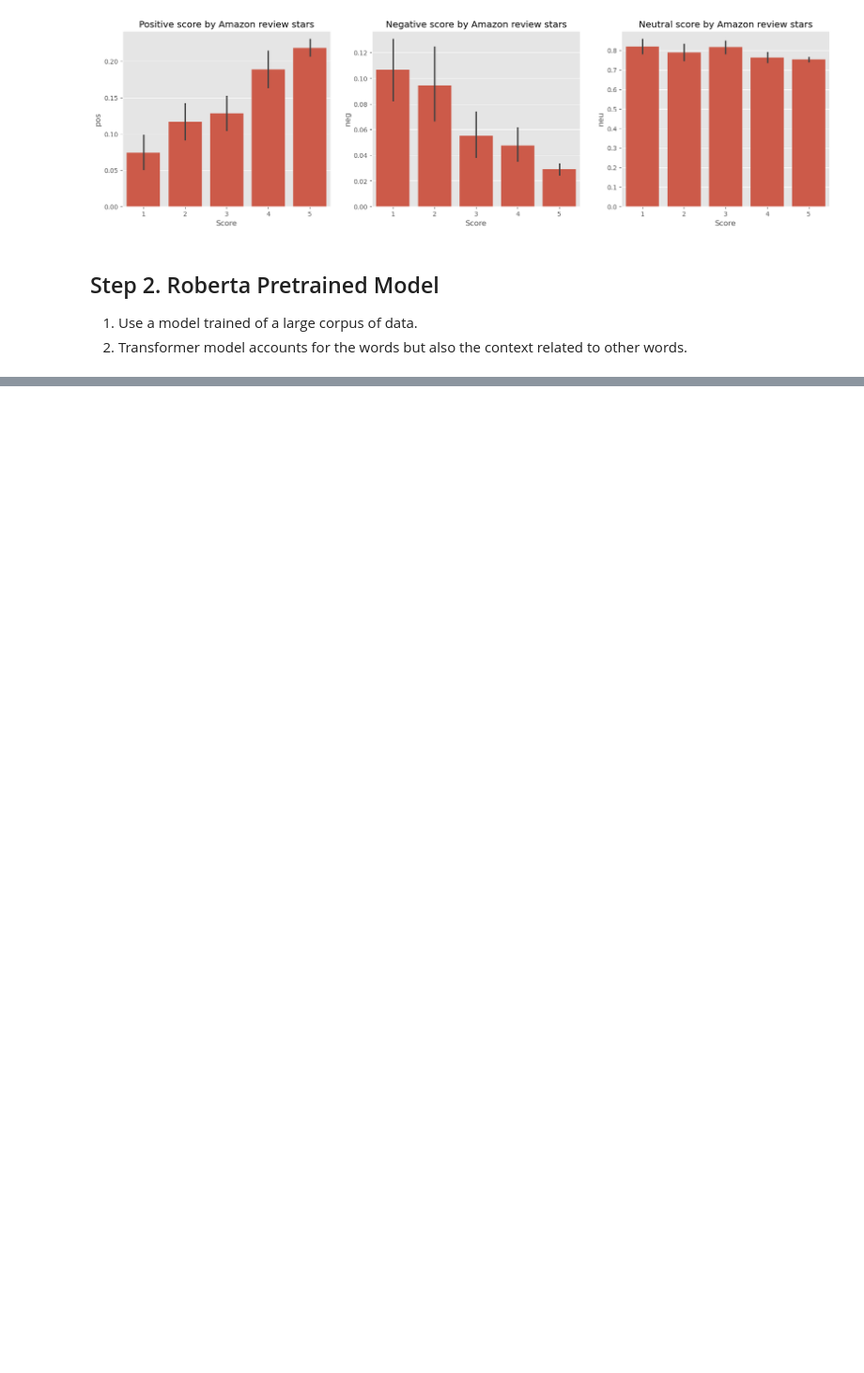
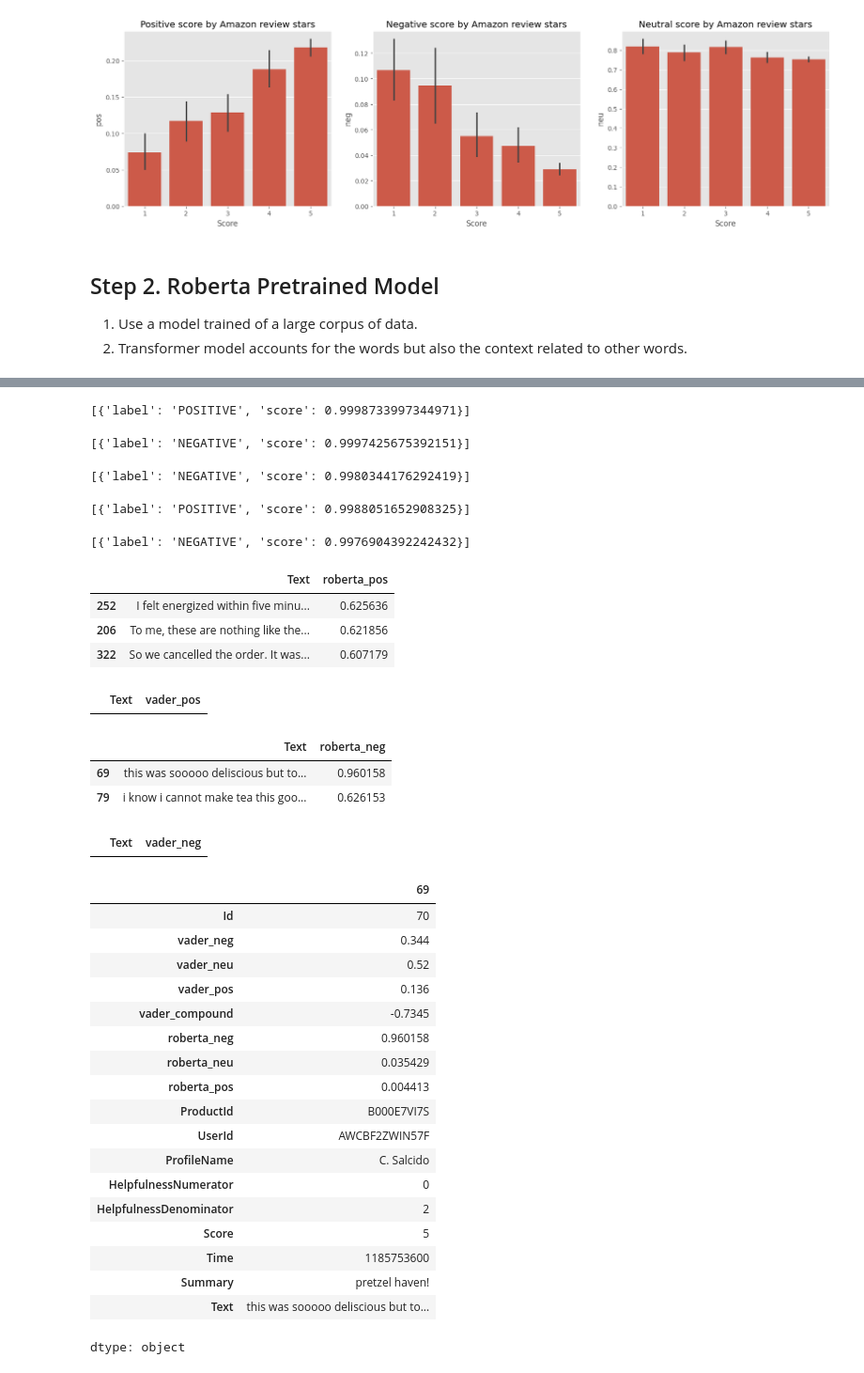
Before and after one commit to hegde-shashi/Sentiment_Aanalysis, a Jupyter notebook: sentiment_analysis.ipynb, the cells around one changed output, grey strips where cells are left out. Shown at 94% size. Saved outputs shown, nothing was run; the diff lists cells and outputs as text; code cells hidden in the pictures; blank space fills up the shorter version.

```diff
--- a/sentiment_analysis.ipynb
+++ b/sentiment_analysis.ipynb
@@ -283,0 +425,63 @@ KeyboardInterrupt:
+# %%
+senti_pipeline("I am so happy!")
+# %% [output]
+[{'label': 'POSITIVE', 'score': 0.9998733997344971}]
+# %%
+senti_pipeline("This is the worst thing ever")
+# %% [output]
+[{'label': 'NEGATIVE', 'score': 0.9997425675392151}]
+# %%
+senti_pipeline("this was sooooo deliscious but too bad i ate em too fast and gained 2 pds! my fault")
+# %% [output]
+[{'label': 'NEGATIVE', 'score': 0.9980344176292419}]
+# %%
+senti_pipeline("So we cancelled the order.  It was cancelled without any problem.  That is a positive note...")
+# %% [output]
+[{'label': 'POSITIVE', 'score': 0.9988051652908325}]
+# %%
+senti_pipeline("I felt energized within five minutes, but it lasted for about 45 minutes. I paid $3.99 for this drink. I could have just drunk a cup of coffee and saved my money.")
+# %% [output]
+[{'label': 'NEGATIVE', 'score': 0.9976904392242432}]
+# %%
+results_df.query("Score == 1 and roberta_pos > 0.5").sort_values("roberta_pos", ascending=False)[["Text", "roberta_pos"]]
+# %% [output]
+|  | Text | roberta_pos |
+| 252 | I felt energized within five minu... | 0.625636 |
+| 206 | To me, these are nothing like the... | 0.621856 |
+| 322 | So we cancelled the order. It was... | 0.607179 |
+# %%
+results_df.query("Score == 1 and vader_pos > 0.5").sort_values("vader_pos", ascending=False)[["Text", "vader_pos"]]
+# %% [output]
+|  | Text | vader_pos |
+# %%
+results_df.query("Score == 5 and roberta_neg > 0.5").sort_values("roberta_neg", ascending=False)[["Text", "roberta_neg"]]
+# %% [output]
+|  | Text | roberta_neg |
+| 69 | this was sooooo deliscious but to... | 0.960158 |
+| 79 | i know i cannot make tea this goo... | 0.626153 |
+# %%
+results_df.query("Score == 5 and vader_neg > 0.5").sort_values("vader_neg", ascending=False)[["Text", "vader_neg"]]
+# %% [output]
+|  | Text | vader_neg |
+# %%
+results_df.iloc[69]
+# %% [output]
+|  | 69 |
+| Id | 70 |
+| vader_neg | 0.344 |
+| vader_neu | 0.52 |
+| vader_pos | 0.136 |
+| vader_compound | -0.7345 |
+| roberta_neg | 0.960158 |
+| roberta_neu | 0.035429 |
+| roberta_pos | 0.004413 |
+| ProductId | B000E7VI7S |
+| UserId | AWCBF2ZWIN57F |
+| ProfileName | C. Salcido |
+| HelpfulnessNumerator | 0 |
+| HelpfulnessDenominator | 2 |
+| Score | 5 |
+| Time | 1185753600 |
+| Summary | pretzel haven! |
+| Text | this was sooooo deliscious but to... |
+dtype: object
```
Also changed, not shown: parts of 23 cells of this notebook.
